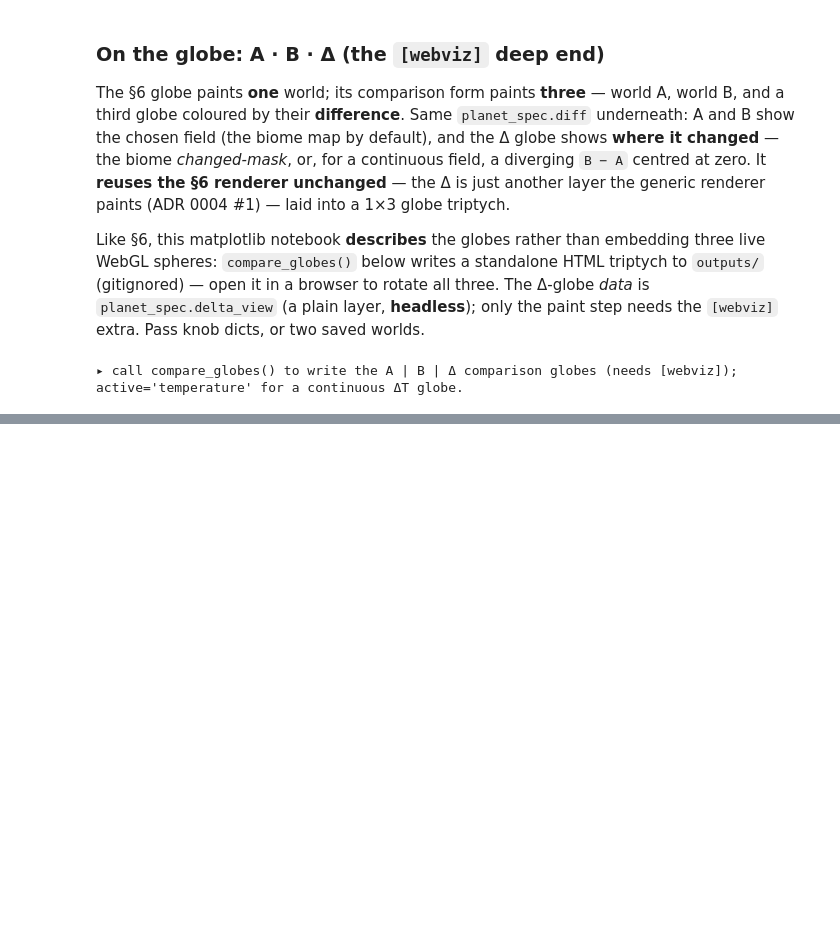
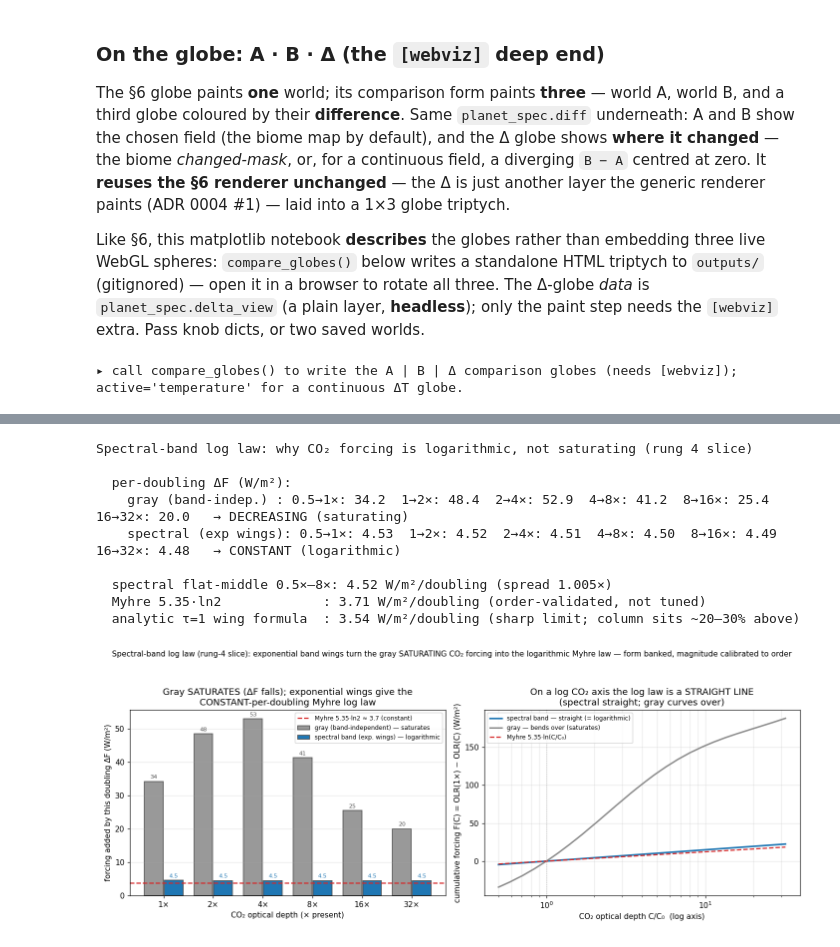
Before and after one commit to BoykoNeov/planet-sim, a Jupyter notebook: planet/planet.ipynb, the cells around one changed output, grey strips where cells are left out. Saved outputs shown, nothing was run; the diff lists cells and outputs as text; code cells hidden in the pictures; blank space fills up the shorter version.

```diff
--- a/planet/planet.ipynb
+++ b/planet/planet.ipynb
@@ -742,3 +917,26 @@ print("▸ call compare_globes() to write the A | B | Δ comparison globes (need
+# %%
+# Rung 4 — the gray (saturating) vs spectral (logarithmic) CO2 forcing (numbers live; figure banked).
+from planet import demo_spectral_band
+from IPython.display import Image
+
+r = demo_spectral_band.compute()           # analytic — fast; deterministic, matches the banked figure
+demo_spectral_band.print_summary(r)
+
+# The demo's banked render (python -m planet.demo_spectral_band): panel 1 ΔF per doubling — gray falls
+# (saturates), the spectral band is flat at the Myhre constant; panel 2 cumulative F(C) on a log CO2
+# axis — the log law is a straight line where gray bends over.
+Image(filename=str(demo_spectral_band.DOCS_FIGURE))
+# %% [output]
+Spectral-band log law: why CO₂ forcing is logarithmic, not saturating (rung 4 slice)
+
+  per-doubling ΔF (W/m²):
+    gray (band-indep.) : 0.5→1×: 34.2  1→2×: 48.4  2→4×: 52.9  4→8×: 41.2  8→16×: 25.4  16→32×: 20.0   → DECREASING (saturating)
+    spectral (exp wings): 0.5→1×: 4.53  1→2×: 4.52  2→4×: 4.51  4→8×: 4.50  8→16×: 4.49  16→32×: 4.48   → CONSTANT (logarithmic)
+
+  spectral flat-middle 0.5×–8×: 4.52 W/m²/doubling (spread 1.005×)
+  Myhre 5.35·ln2             : 3.71 W/m²/doubling (order-validated, not tuned)
+  analytic τ=1 wing formula  : 3.54 W/m²/doubling (sharp limit; column sits ~20–30% above)
+[figure, added]
 # %% [markdown]
 ## Where the numbers come from
 
```
Also changed, not shown: parts of 13 cells of this notebook, 6 other files.
